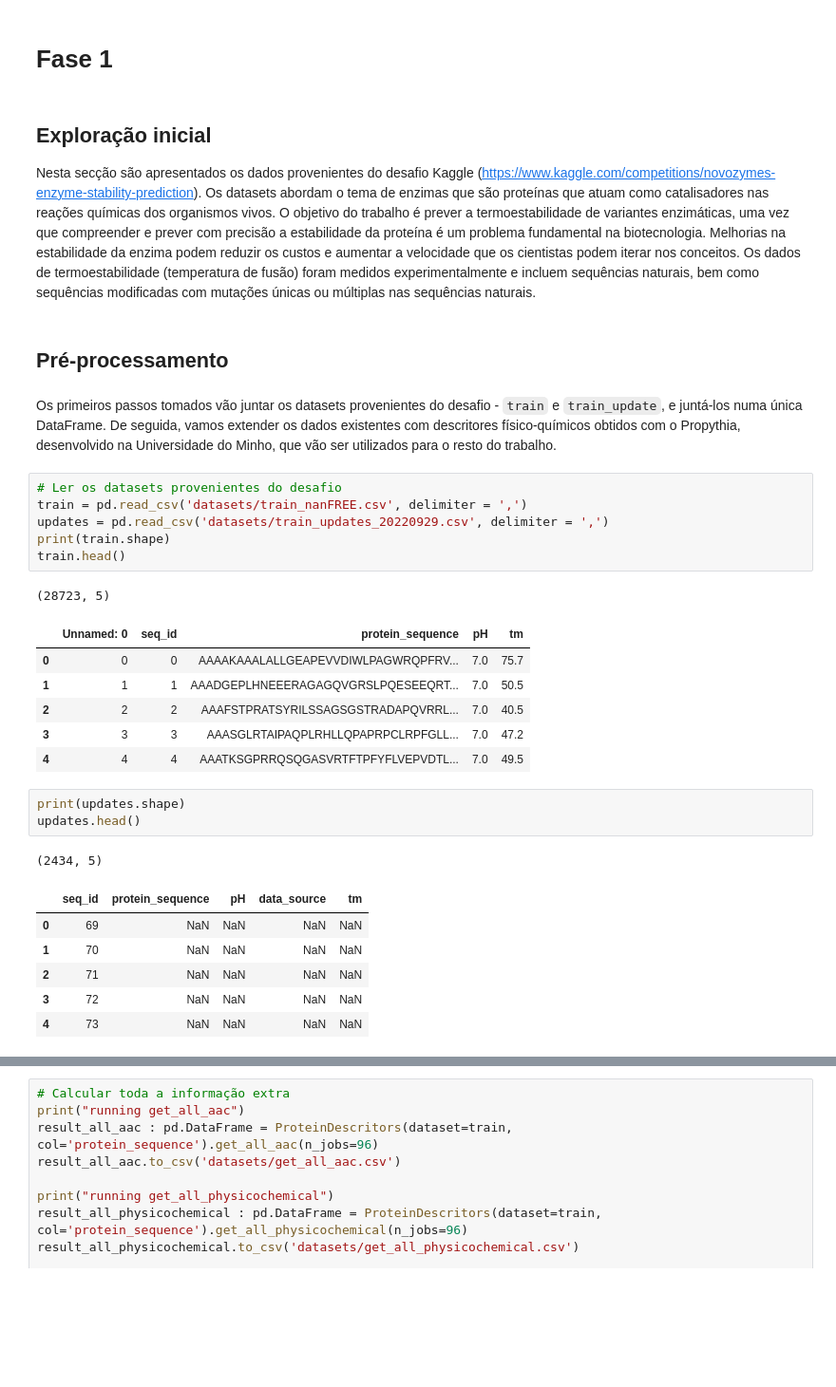
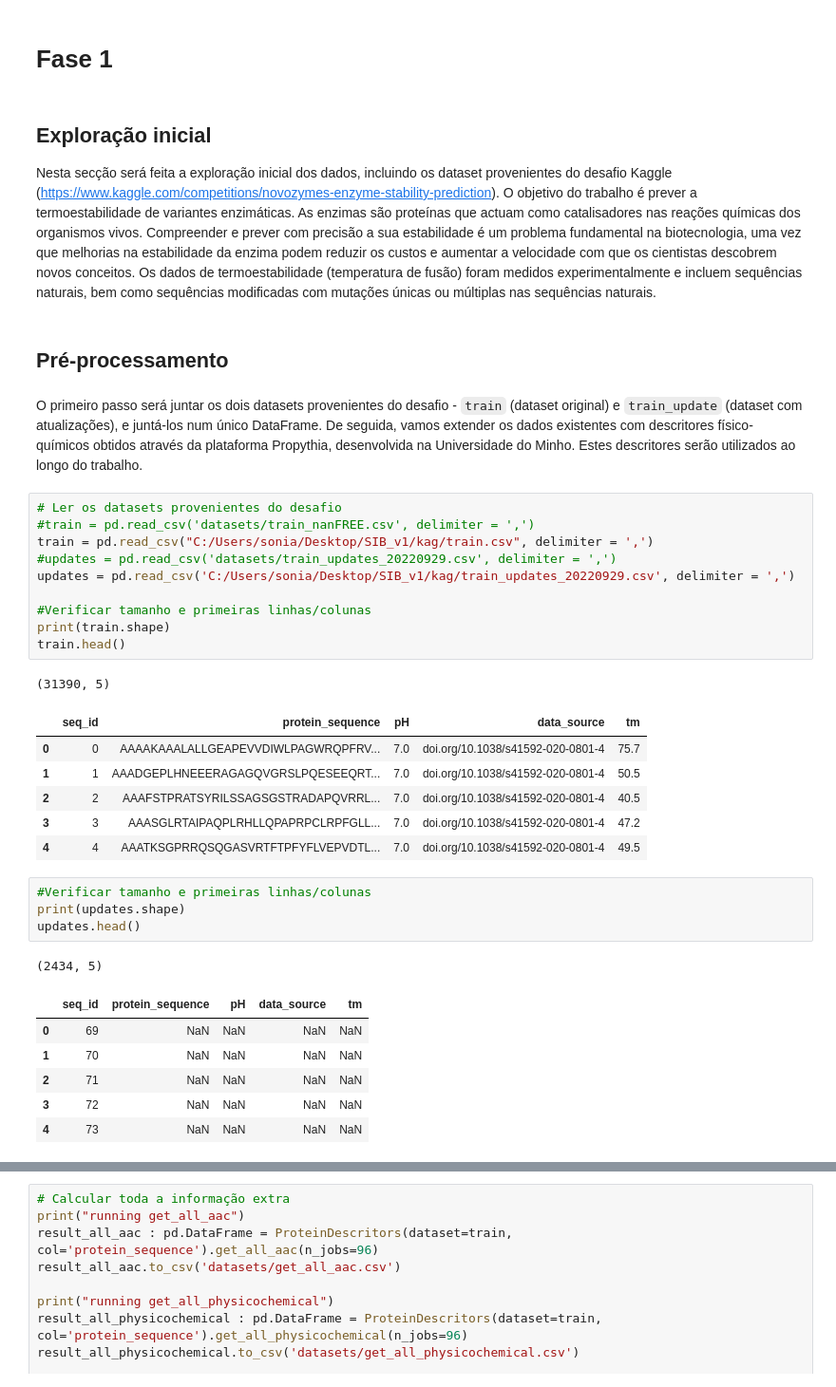
Before and after one commit to Sonia42882/SIB_v1, a Jupyter notebook: kag/notebook.ipynb, the cells around one changed output, grey strips where cells are left out. Shown at 95% size. Saved outputs shown, nothing was run; the diff lists cells and outputs as text; blank space fills up the shorter version.

```diff
--- a/kag/notebook.ipynb
+++ b/kag/notebook.ipynb
@@ -80,29 +72,34 @@ import matplotlib.pyplot as plt
 # %% [markdown]
 ## Exploração inicial
 
-Nesta secção são apresentados os dados provenientes do desafio Kaggle (https://www.kaggle.com/competitions/novozymes-enzyme-stability-prediction). Os datasets abordam o tema de enzimas que são proteínas que atuam como catalisadores nas reações químicas dos organismos vivos.
-O objetivo do trabalho é prever a termoestabilidade de variantes enzimáticas, uma vez que compreender e prever com precisão a estabilidade da proteína é um problema fundamental na biotecnologia. Melhorias na estabilidade da enzima podem reduzir os custos e aumentar a velocidade que os cientistas podem iterar nos conceitos.
+Nesta secção será feita a exploração inicial dos dados, incluindo os dataset provenientes do desafio Kaggle (https://www.kaggle.com/competitions/novozymes-enzyme-stability-prediction).
+O objetivo do trabalho é prever a termoestabilidade de variantes enzimáticas. As enzimas são proteínas que actuam como catalisadores nas reações químicas dos organismos vivos. Compreender e prever com precisão a sua estabilidade é um problema fundamental na biotecnologia, uma vez que melhorias na estabilidade da enzima podem reduzir os custos e aumentar a velocidade com que os cientistas descobrem novos conceitos.
 Os dados de termoestabilidade (temperatura de fusão) foram medidos experimentalmente e incluem sequências naturais, bem como sequências modificadas com mutações únicas ou múltiplas nas sequências naturais.
 # %% [markdown]
 ## Pré-processamento
 # %% [markdown]
-Os primeiros passos tomados vão juntar os datasets provenientes do desafio - `train` e `train_update`, e juntá-los numa única DataFrame.
-De seguida, vamos extender os dados existentes com descritores físico-químicos obtidos com o Propythia, desenvolvido na Universidade do Minho, que vão ser utilizados para o resto do trabalho.
+O primeiro passo será juntar os dois datasets provenientes do desafio - `train` (dataset original) e `train_update` (dataset com atualizações), e juntá-los num único DataFrame.
+De seguida, vamos extender os dados existentes com descritores físico-químicos obtidos através da plataforma Propythia, desenvolvida na Universidade do Minho. Estes descritores serão utilizados ao longo do trabalho.
 # %%
 # Ler os datasets provenientes do desafio
-train = pd.read_csv('datasets/train_nanFREE.csv', delimiter = ',')
-updates = pd.read_csv('datasets/train_updates_20220929.csv', delimiter = ',')
+#train = pd.read_csv('datasets/train_nanFREE.csv', delimiter = ',')
+train = pd.read_csv("C:/Users/sonia/Desktop/SIB_v1/kag/train.csv", delimiter = ',')
+#updates = pd.read_csv('datasets/train_updates_20220929.csv', delimiter = ',')
+updates = pd.read_csv('C:/Users/sonia/Desktop/SIB_v1/kag/train_updates_20220929.csv', delimiter = ',')
+
+#Verificar tamanho e primeiras linhas/colunas
 print(train.shape)
 train.head()
 # %% [output]
-(28723, 5)
+(31390, 5)
-|  | Unnamed: 0 | seq_id | protein_sequence | pH | tm |
-| 0 | 0 | 0 | AAAAKAAALALLGEAPEVVDIWLPAGWRQPFRV... | 7.0 | 75.7 |
-| 1 | 1 | 1 | AAADGEPLHNEEERAGAGQVGRSLPQESEEQRT... | 7.0 | 50.5 |
-| 2 | 2 | 2 | AAAFSTPRATSYRILSSAGSGSTRADAPQVRRL... | 7.0 | 40.5 |
-| 3 | 3 | 3 | AAASGLRTAIPAQPLRHLLQPAPRPCLRPFGLL... | 7.0 | 47.2 |
-| 4 | 4 | 4 | AAATKSGPRRQSQGASVRTFTPFYFLVEPVDTL... | 7.0 | 49.5 |
+|  | seq_id | protein_sequence | pH | data_source | tm |
+| 0 | 0 | AAAAKAAALALLGEAPEVVDIWLPAGWRQPFRV... | 7.0 | doi.org/10.1038/s41592-020-0801-4 | 75.7 |
+| 1 | 1 | AAADGEPLHNEEERAGAGQVGRSLPQESEEQRT... | 7.0 | doi.org/10.1038/s41592-020-0801-4 | 50.5 |
+| 2 | 2 | AAAFSTPRATSYRILSSAGSGSTRADAPQVRRL... | 7.0 | doi.org/10.1038/s41592-020-0801-4 | 40.5 |
+| 3 | 3 | AAASGLRTAIPAQPLRHLLQPAPRPCLRPFGLL... | 7.0 | doi.org/10.1038/s41592-020-0801-4 | 47.2 |
+| 4 | 4 | AAATKSGPRRQSQGASVRTFTPFYFLVEPVDTL... | 7.0 | doi.org/10.1038/s41592-020-0801-4 | 49.5 |
 # %%
+#Verificar tamanho e primeiras linhas/colunas
 print(updates.shape)
 updates.head()
 # %% [output]
```
Also changed, not shown: parts of 51 cells of this notebook, 2 other files.
